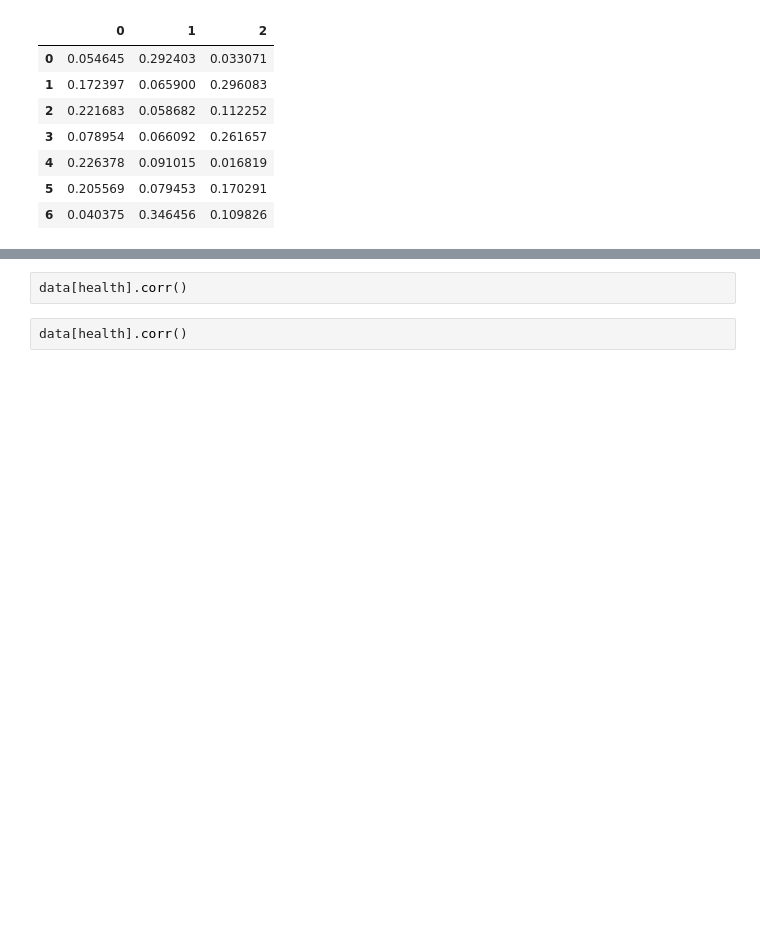
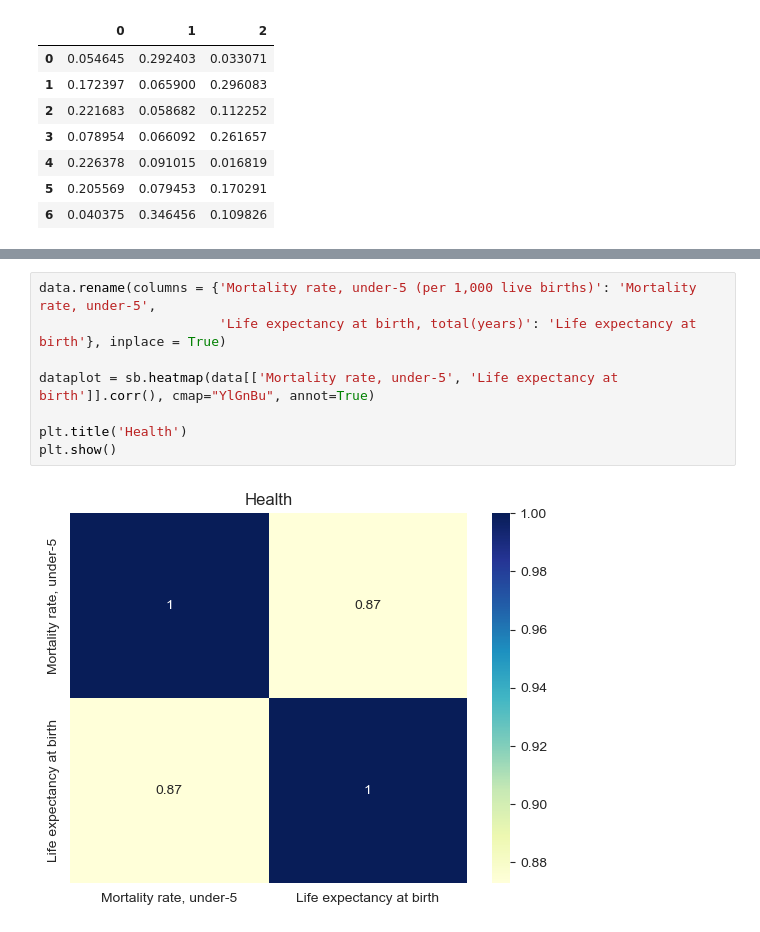
Before and after one commit to zikkend/Prosperity_index, a Jupyter notebook: DS_project.ipynb, the cells around one changed output, grey strips where cells are left out. Cells and saved outputs as stored; diff of their text form; blank space fills up the shorter version.

```diff
--- a/DS_project.ipynb
+++ b/DS_project.ipynb
@@ -661,4 +388,10 @@ plt.show()
-# %%
-data[health].corr()
-# %%
-data[health].corr()
+# %%
+data.rename(columns = {'Mortality rate, under-5 (per 1,000 live births)': 'Mortality rate, under-5',
+                       'Life expectancy at birth, total(years)': 'Life expectancy at birth'}, inplace = True)
+
+dataplot = sb.heatmap(data[['Mortality rate, under-5', 'Life expectancy at birth']].corr(), cmap="YlGnBu", annot=True)
+
+plt.title('Health')
+plt.show()
+# %% [output]
+[figure, added]
```
Also changed, not shown: parts of 17 cells of this notebook, 2 other files.
